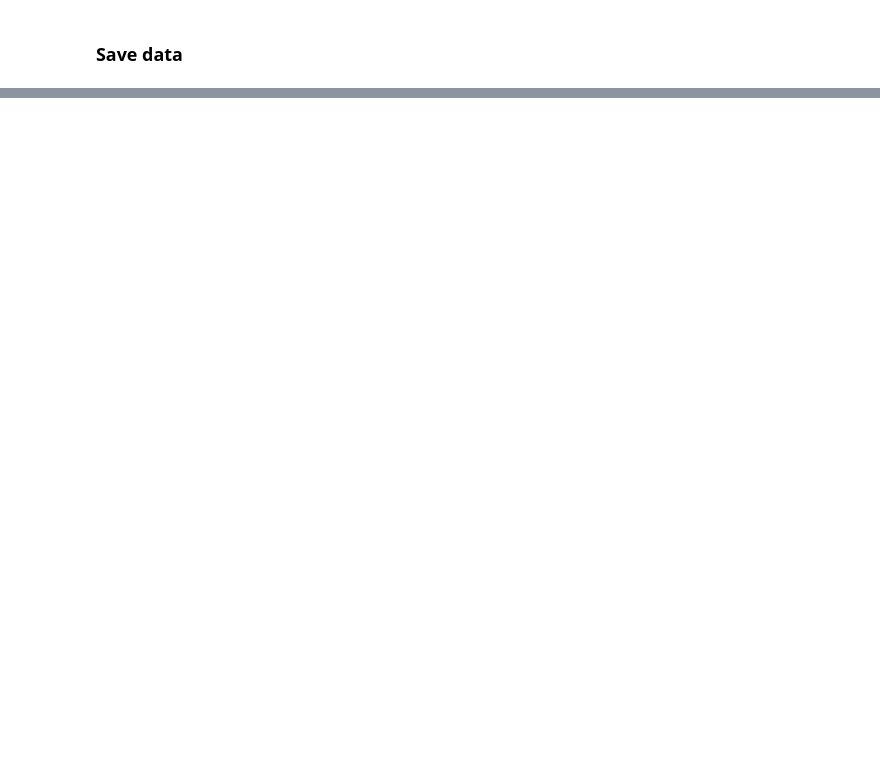
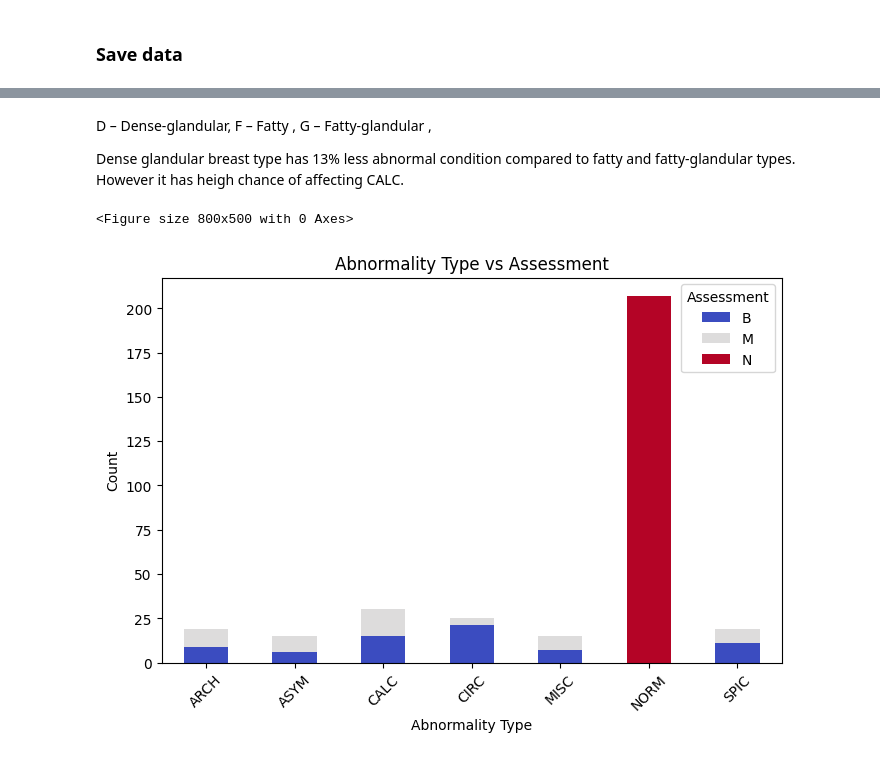
Before and after one commit to sreerag-chandrasekharan/Detection-of-Breast-Abnormalities-from-Mammogram, a Jupyter notebook: Main/Data Analysis/Analysis.ipynb, the cells around one changed output, grey strips where cells are left out. Cells and saved outputs as stored; diff of their text form; code cells hidden in the pictures; blank space fills up the shorter version.

```diff
--- a/Main/Data Analysis/Analysis.ipynb
+++ b/Main/Data Analysis/Analysis.ipynb
@@ -81,0 +96,11 @@ def fill_nan(df):
+# %%
+def plot_abnormalitytype_vs_assessment(df):
+    """Plot Abnormality Type vs Assessment stacked bar."""
+    plt.figure(figsize=(8,5))
+    ct_abn_assess = pd.crosstab(df["AbnormalityType"], df["Assessment"])
+    ct_abn_assess.plot(kind="bar", stacked=True, colormap="coolwarm", figsize=(8,5))
+    plt.title("Abnormality Type vs Assessment")
+    plt.ylabel("Count")
+    plt.xlabel("Abnormality Type")
+    plt.xticks(rotation=45)
+    plt.show()
@@ -140,0 +192,11 @@ df.to_csv(path, index=False)
+# %% [markdown]
+D – Dense-glandular,
+F – Fatty ,
+G – Fatty-glandular ,
+
+Dense glandular breast type has 13% less abnormal condition compared to fatty and fatty-glandular types. However it has heigh chance of affecting CALC.
+# %%
+plot_abnormalitytype_vs_assessment(df)
+# %% [output]
+<Figure size 800x500 with 0 Axes>
+[figure, added]
```
Also changed, not shown: parts of 16 cells of this notebook.
